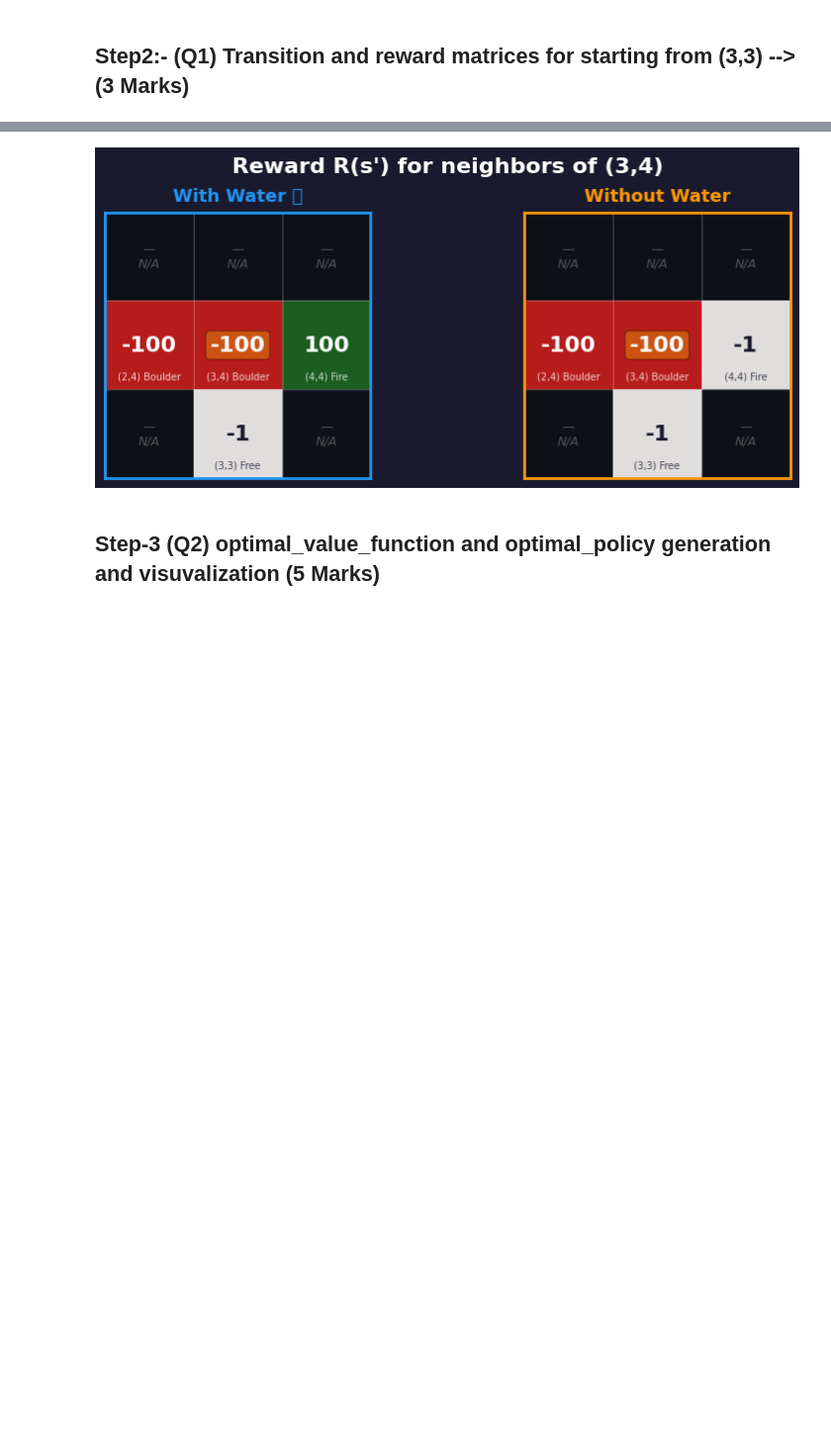
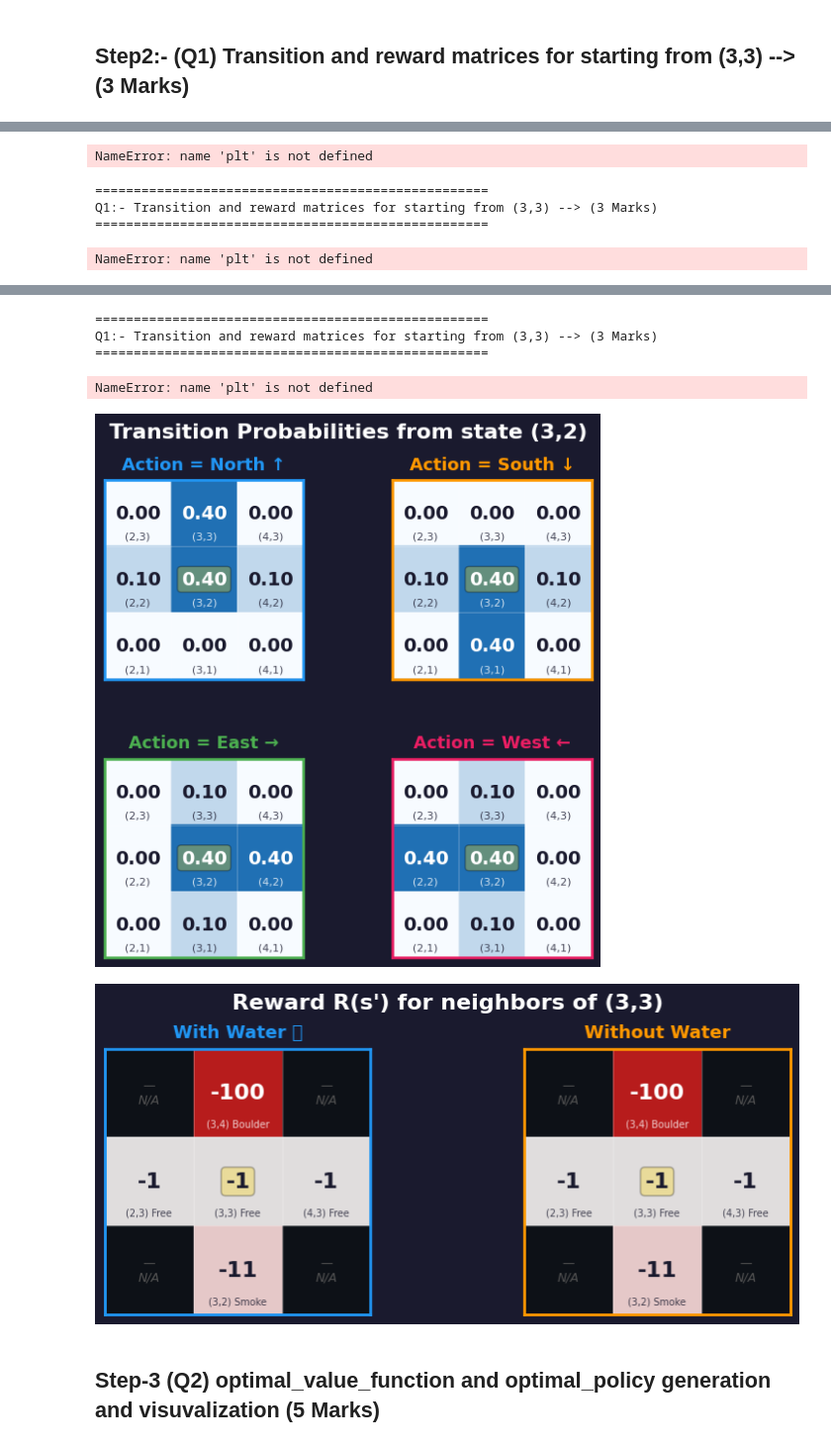
Before and after one commit to Eswar-gupta/EE23B085_da6400_rl_master_repo, a Jupyter notebook: Grid_world.ipynb, the cells around one changed output, grey strips where cells are left out. Shown at 99% size. Cells and saved outputs as stored; diff of their text form; code cells hidden in the pictures; blank space fills up the shorter version.

```diff
--- a/Grid_world.ipynb
+++ b/Grid_world.ipynb
@@ -376,8 +417,8 @@ print("Q1:- Transition and reward matrices for starting from (3,3) --> (3 Marks)
 print("===================================================")
 
 from core.Plot_generators.point_sourringding_visvualizer import transition_probability_visualizer,reward_visualizer
-fig_prob,any = transition_probability_visualizer(point = (3,3),P=P,S=S,water = True,figsize = (6,6))
-fig_reward,any = reward_visualizer(point = (3,4),S=S)
+fig_prob,any = transition_probability_visualizer(point = (3,2),P=P,S=S,water = True,figsize = (6,6))
+fig_reward,any = reward_visualizer(point = (3,3),S=S)
 fig_prob.show()
 fig_reward.show()
 
@@ -388,0 +433,5 @@ Q1:- Transition and reward matrices for starting from (3,3) --> (3 Marks)
+NameError: name 'plt' is not defined
+===================================================
+Q1:- Transition and reward matrices for starting from (3,3) --> (3 Marks)
+===================================================
+NameError: name 'plt' is not defined
@@ -390,4 +439,9 @@ Q1:- Transition and reward matrices for starting from (3,3) --> (3 Marks)
+===================================================
+Q1:- Transition and reward matrices for starting from (3,3) --> (3 Marks)
+===================================================
+NameError: name 'plt' is not defined
-[figure, old version]
+[figure, new version]
+[figure, added]
 # %% [markdown]
 ## Step-3 (Q2) optimal_value_function and optimal_policy generation and visuvalization (5 Marks)
 # %%
```
Also changed, not shown: parts of 5 cells of this notebook, 42 other files.
